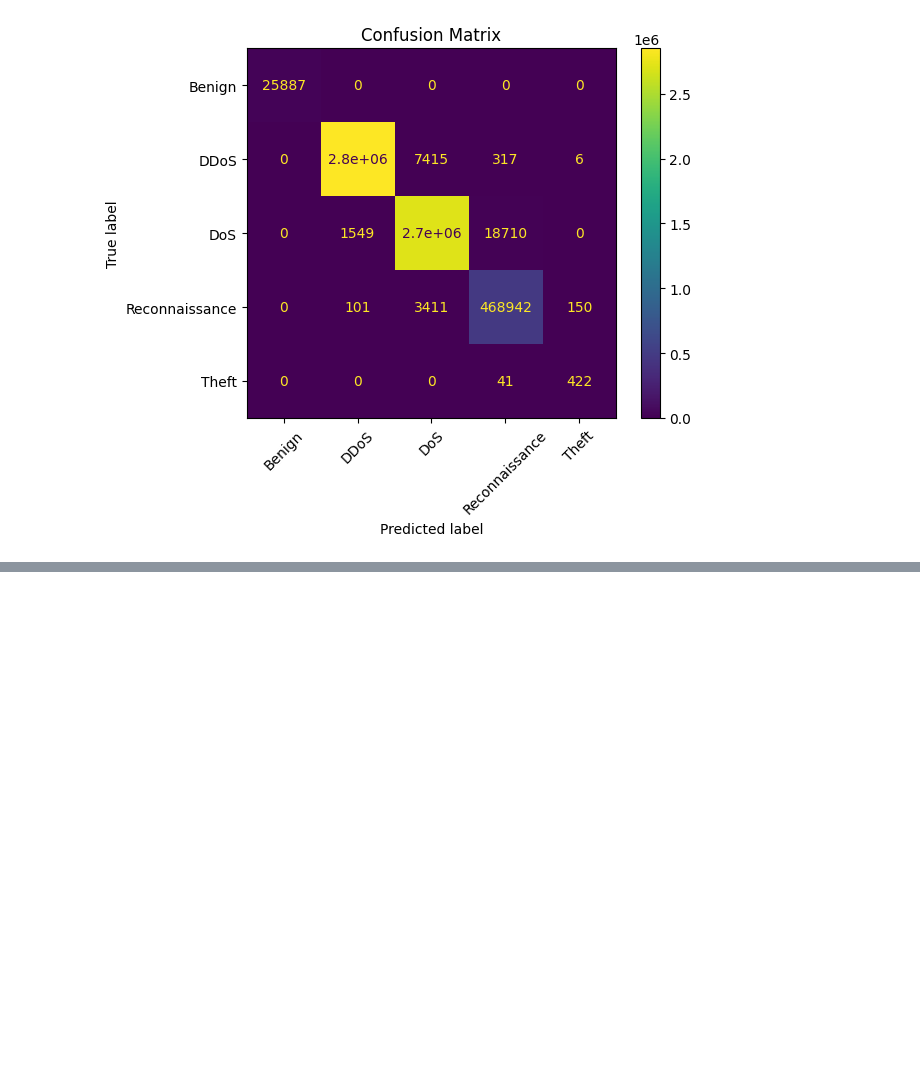
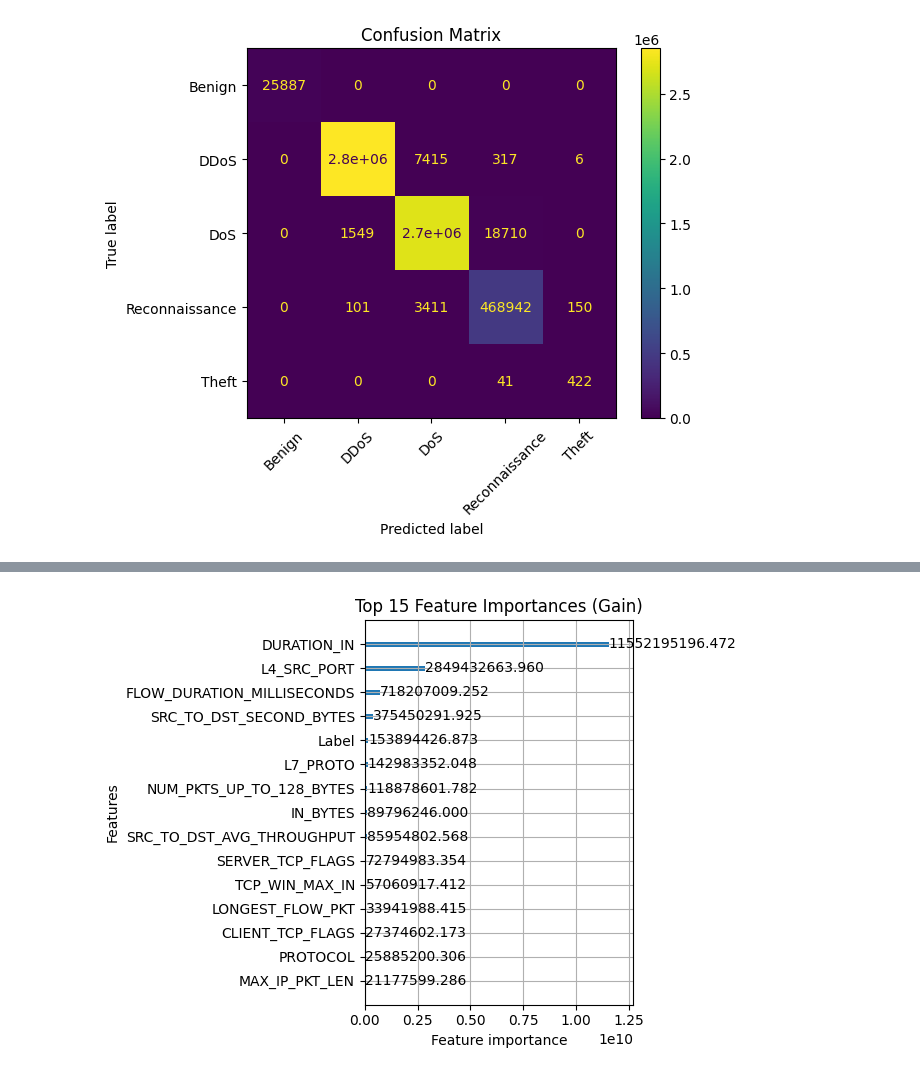
Before and after one commit to yoshbatula/Hybrid-Enhanced-Stacked-Ensemble-for-Network-Intrusion-Detection, a Jupyter notebook: Light-Gradient-Boosting.ipynb, the cells around one changed output, grey strips where cells are left out. Drawn from its saved outputs; the diff is of its cells as text; code cells hidden in the pictures; blank space fills up the shorter version.

```diff
--- a/Light-Gradient-Boosting.ipynb
+++ b/Light-Gradient-Boosting.ipynb
@@ -181,0 +202,9 @@ plt.show()
+# %%
+# Feature importance plot
+lgb.plot_importance(model, max_num_features=15, importance_type='gain')
+plt.title("Top 15 Feature Importances (Gain)")
+plt.tight_layout()
+plt.savefig('lightgbm_feature_importance.png', dpi=150)
+plt.show()
+# %% [output]
+[figure, added]
```
Also changed, not shown: parts of 1 cell of this notebook, 2 other files.
